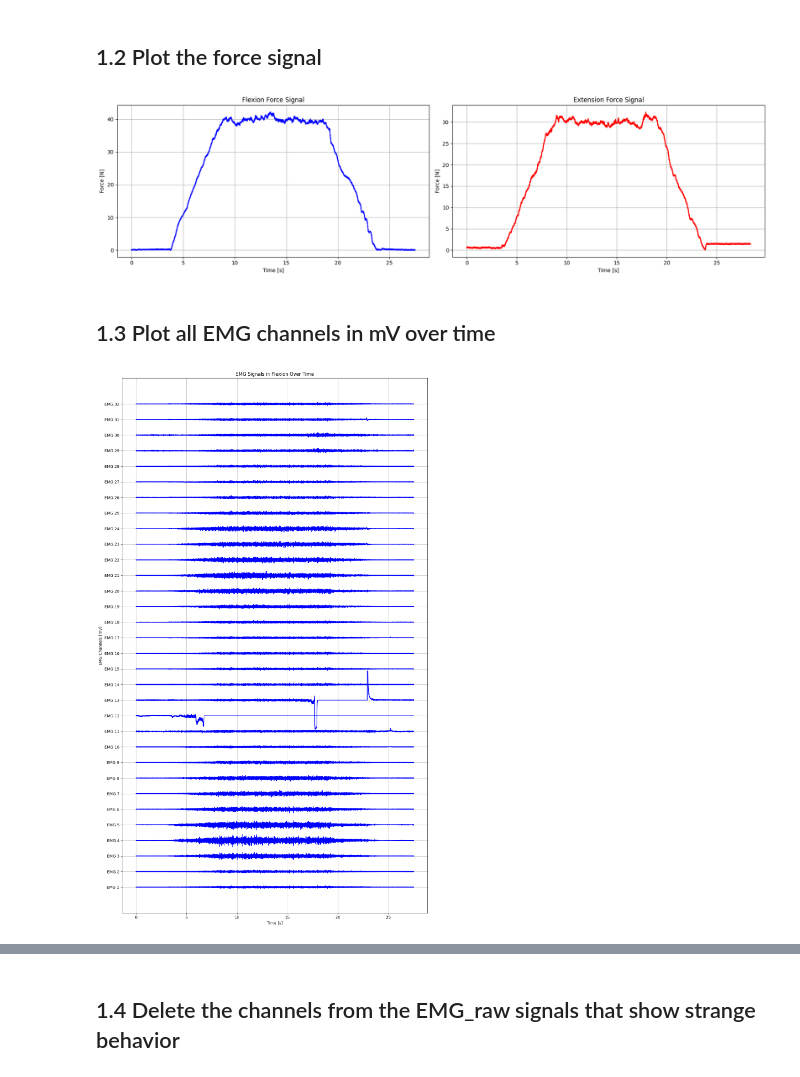
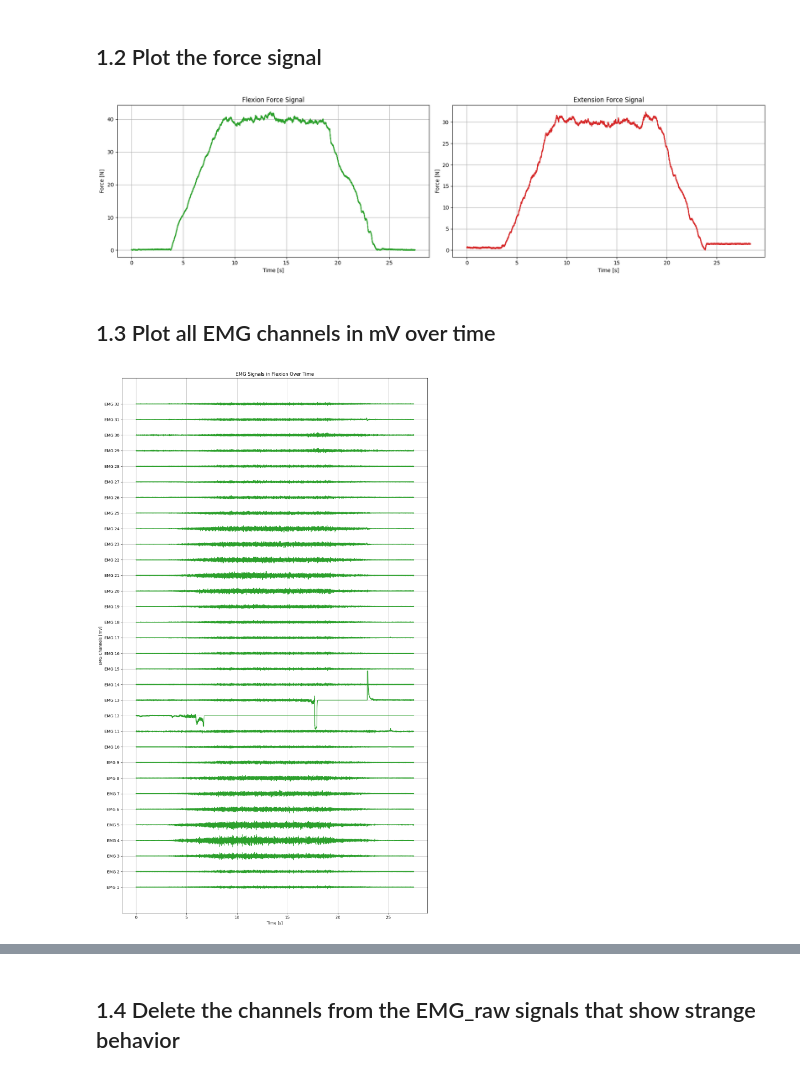
Before and after one commit to mo-karbalaee/movement_neuroscience, a Jupyter notebook: MN_Exercise_1.ipynb, the cells around one changed output, grey strips where cells are left out. Cells and saved outputs as stored; diff of their text form; code cells hidden in the pictures.

```diff
--- a/MN_Exercise_1.ipynb
+++ b/MN_Exercise_1.ipynb
@@ -10,3 +11,6 @@ import numpy as np
+# %%
+fl_plot_color = "#2ca02c"
+ex_plot_color = "#d62728"
 # %%
 raw_dataset_path = '/content/wrist_flexion_extension.mat'
 
@@ -119,27 +123,24 @@ force_ex_absolute = df_ex["force"].abs()
 time_fl = np.arange(len(force_fl_absolute)) / fsamp
 time_ex = np.arange(len(force_ex_absolute)) / fsamp
 # %%
-fl_plot_color = "blue"
-ex_plot_color = "red"
-
 fig, axes = plt.subplots(1, 2, figsize=(18, 5))
 
 axes[0].plot(time_fl, force_fl_absolute, color=fl_plot_color)
 axes[0].set_xlabel("Time [s]")
 axes[0].set_ylabel("Force [N]")
 axes[0].set_title("Flexion Force Signal")
 axes[0].grid(True)
 
 axes[1].plot(time_ex, force_ex_absolute, color=ex_plot_color)
 axes[1].set_xlabel("Time [s]")
 axes[1].set_ylabel("Force [N]")
 axes[1].set_title("Extension Force Signal")
 axes[1].grid(True)
 
 plt.tight_layout()
 plt.show()
 # %% [output]
-[figure, old version]
+[figure, new version]
 # %% [markdown]
 ## 1.3 Plot all EMG channels in mV over time
 # %%
@@ -169,7 +170,7 @@ def plot_EMG_signals(df, is_flexion):
 # %%
 plot_EMG_signals(df_fl, True)
 # %% [output]
-[figure, old version]
+[figure, new version]
 # %%
 plot_EMG_signals(df_ex, False)
 # %% [output]
```
Also changed, not shown: parts of 35 cells of this notebook.
